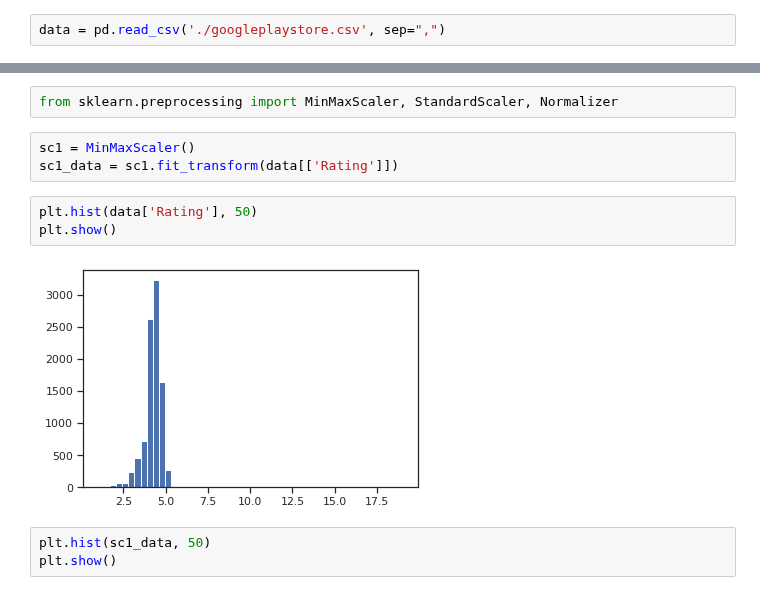
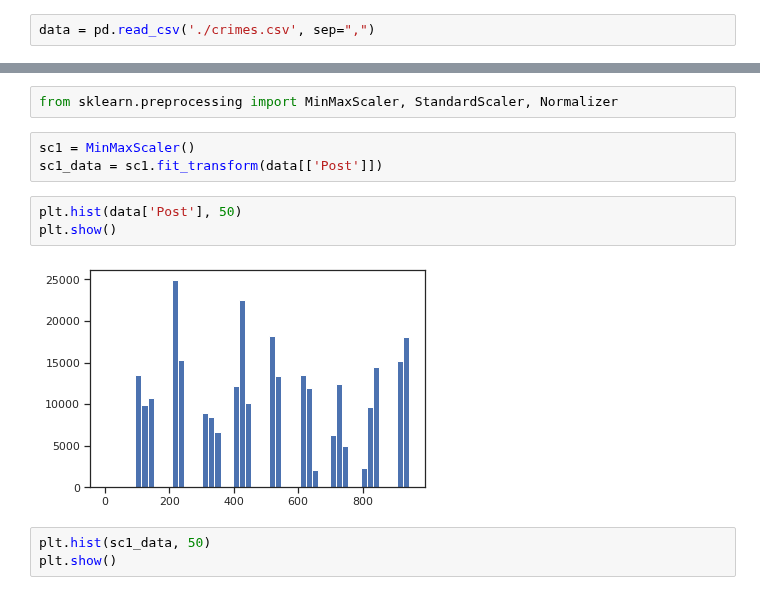
Before and after one commit to zdesbilaksenia/ML, a Jupyter notebook: LR2/LR2.ipynb, the cells around one changed output, grey strips where cells are left out. Cells and saved outputs as stored; diff of their text form.

```diff
--- a/LR2/LR2.ipynb
+++ b/LR2/LR2.ipynb
@@ -20,7 +20,7 @@ import matplotlib.pyplot as plt
 %matplotlib inline
 sns.set(style="ticks")
 # %%
-data = pd.read_csv('./googleplaystore.csv', sep=",")
+data = pd.read_csv('./crimes.csv', sep=",")
 # %%
 # размер набора данных
 data.shape
@@ -465,12 +429,12 @@ pd.get_dummies(cat_temp_data, dummy_na=True).head()
 from sklearn.preprocessing import MinMaxScaler, StandardScaler, Normalizer
 # %%
 sc1 = MinMaxScaler()
-sc1_data = sc1.fit_transform(data[['Rating']])
+sc1_data = sc1.fit_transform(data[['Post']])
 # %%
-plt.hist(data['Rating'], 50)
+plt.hist(data['Post'], 50)
 plt.show()
 # %% [output]
-[figure, old version]
+[figure, new version]
 # %%
 plt.hist(sc1_data, 50)
 plt.show()
```
Also changed, not shown: parts of 37 cells of this notebook, 10 other files.
